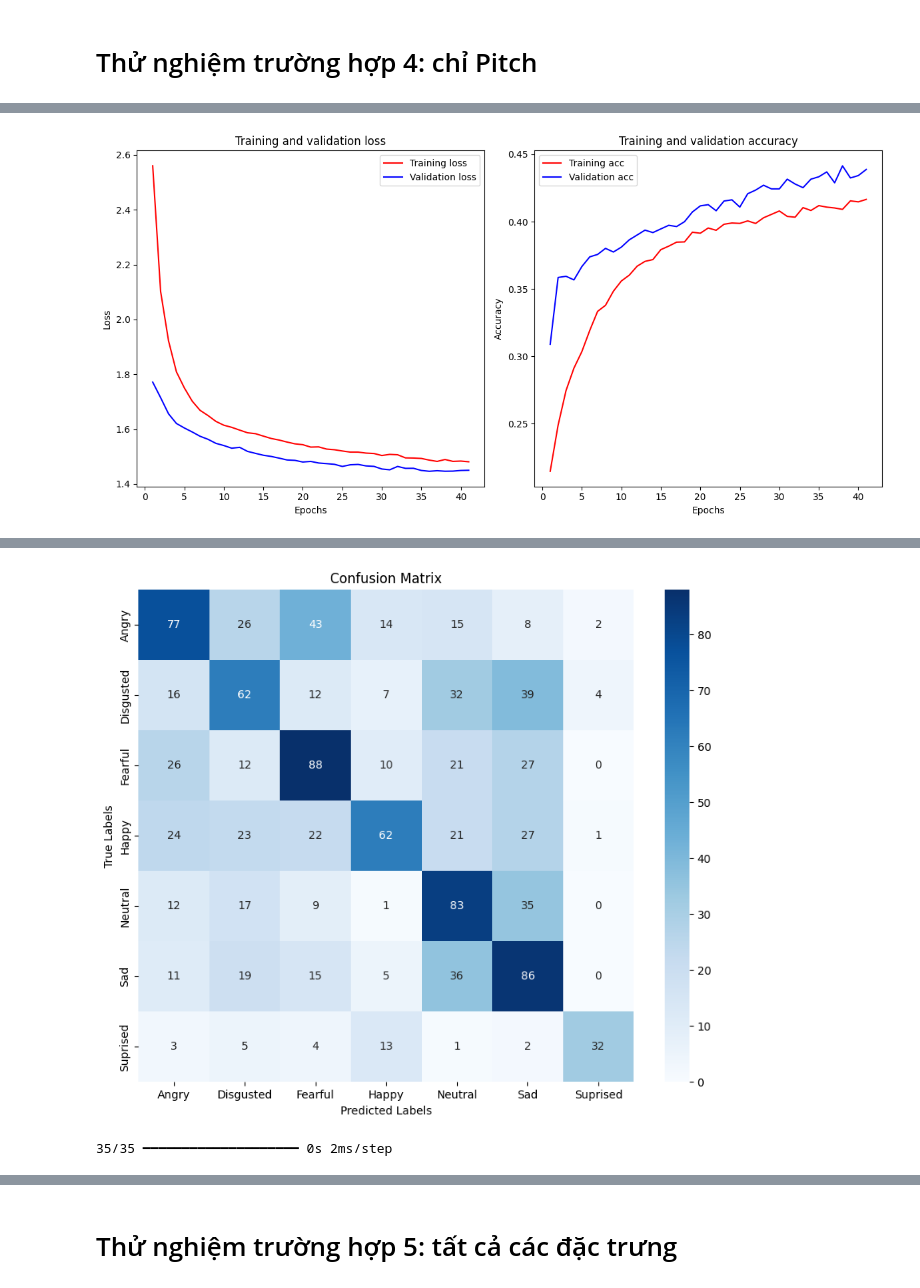
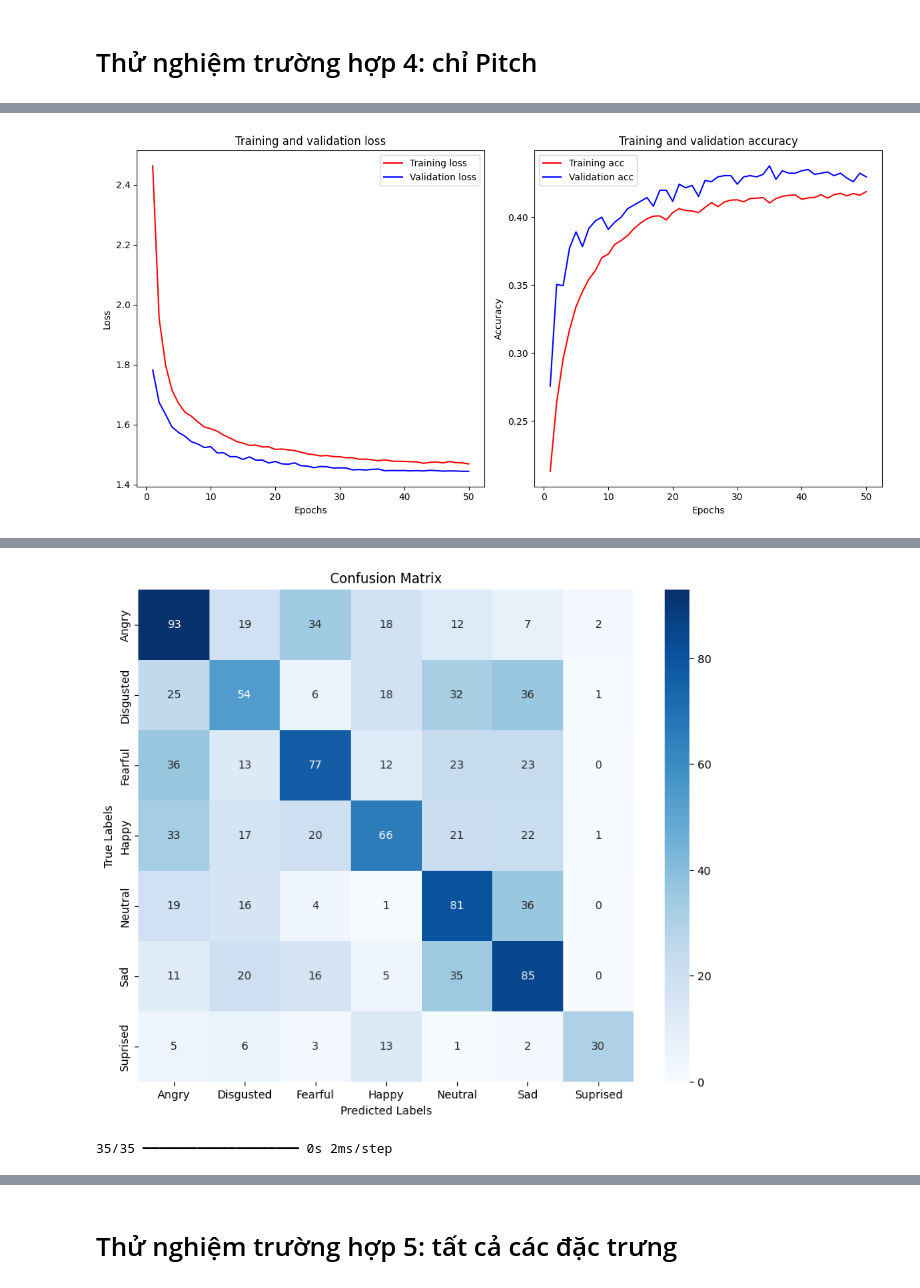
Before and after one commit to trucni2005/Speech-Emotion-Recognition, a Jupyter notebook: train_cnn_model_using_feature_statistics.ipynb, the cells around one changed output, grey strips where cells are left out. Cells and saved outputs as stored; diff of their text form; code cells hidden in the pictures.

Commit message:
update readme, update test Vietnamese model

```diff
--- a/train_cnn_model_using_feature_statistics.ipynb
+++ b/train_cnn_model_using_feature_statistics.ipynb
@@ -342,6 +342,7 @@ Epoch 49/50
 # %% [markdown]
 # Thử nghiệm trường hợp 4: chỉ Pitch
 # %%
-history, model = train_and_evaluate_model(n_mfcc, Config, CnnModelUsingFeatureStatistics, patience_early_stop=5, patience_lr_reduction=3, batch_size=64, learning_rate=0.0003, case = 'E4', key = 'pitch')
+n_mfcc = 13
+history, model = train_and_evaluate_model(n_mfcc, Config, CnnModelUsingFeatureStatistics, patience_early_stop=5, patience_lr_reduction=3, batch_size=64, learning_rate=0.0005, case = 'E4', key = 'pitch')
 # %% [output]
 [interactive output not drawn]
@@ -382 +383 @@ Epoch 41: ReduceLROnPlateau reducing learning rate to 7.500000356230885e-05.
-[figure, old version]
+[figure, new version]
@@ -384,2 +385,2 @@ Epoch 41: ReduceLROnPlateau reducing learning rate to 7.500000356230885e-05.
-[figure, old version]
+[figure, new version]
 35/35 ━━━━━━━━━━━━━━━━━━━━ 0s 2ms/step
```
Also changed, not shown: parts of 4 cells of this notebook, 13 other files.
